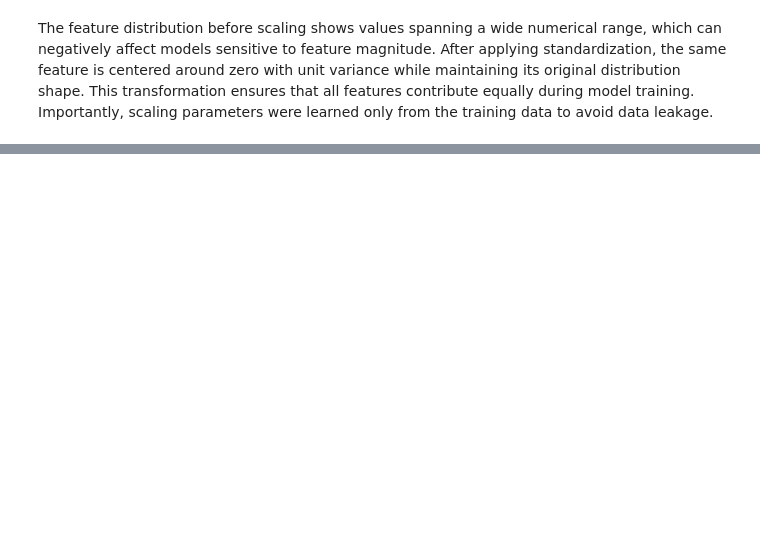
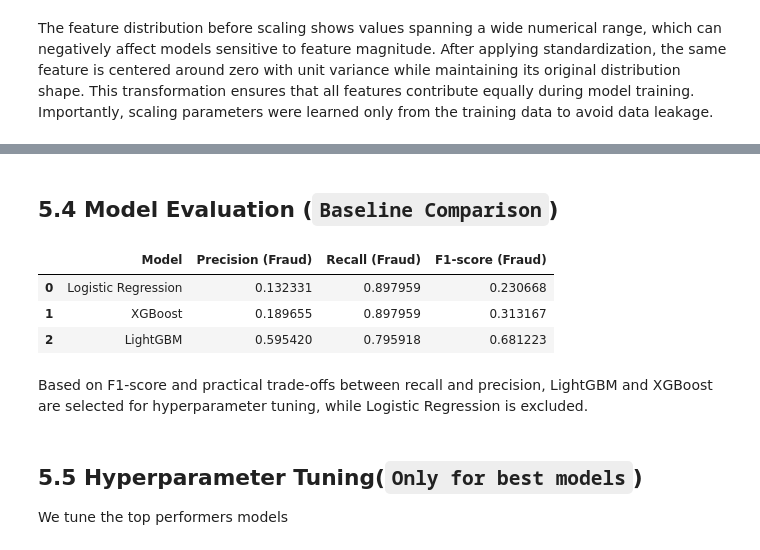
Before and after one commit to Alice-Mathenge/Credit-Card-Fraud-Detection-Analysis, a Jupyter notebook: Notebooks/Index.ipynb, the cells around one changed output, grey strips where cells are left out. Drawn from its saved outputs; the diff is of its cells as text; code cells hidden in the pictures; blank space fills up the shorter version.

Commit message:
Add Model Training and Evaluation

```diff
--- a/Notebooks/Index.ipynb
+++ b/Notebooks/Index.ipynb
@@ -541,0 +625,14 @@ The feature distribution before scaling shows values spanning a wide numerical r
+# %%
+xgb = XGBClassifier(
+    n_estimators=100,
+    max_depth=3,
+    learning_rate=0.1,
+    eval_metric='logloss',
+    random_state=42
+)
+
+xgb.fit(X_train_scaled, y_train_res)
+y_pred_xgb = xgb.predict(X_test_scaled)
+
+print("XGBoost")
+print(classification_report(y_test, y_pred_xgb, target_names=['Normal', 'Fraud']))
@@ -541,0 +666,12 @@ The feature distribution before scaling shows values spanning a wide numerical r
+# %%
+lgbm = lgb.LGBMClassifier(
+    n_estimators=100,
+    class_weight='balanced',
+    random_state=42
+)
+
+lgbm.fit(X_train_scaled, y_train_res)
+y_pred_lgb = lgbm.predict(X_test_scaled)
+
+print("LightGBM")
+print(classification_report(y_test, y_pred_lgb, target_names=['Normal', 'Fraud']))
@@ -541,0 +709,32 @@ The feature distribution before scaling shows values spanning a wide numerical r
+# %% [markdown]
+## 5.4 Model Evaluation (`Baseline Comparison`)
+# %%
+models_baseline = {
+    "Logistic Regression": y_pred_lr,
+    "XGBoost": y_pred_xgb,
+    "LightGBM": y_pred_lgb
+}
+
+rows = []
+
+for name, preds in models_baseline.items():
+    rows.append({
+        "Model": name,
+        "Precision (Fraud)": precision_score(y_test, preds),
+        "Recall (Fraud)": recall_score(y_test, preds),
+        "F1-score (Fraud)": f1_score(y_test, preds)
+    })
+
+baseline_results = pd.DataFrame(rows)
+baseline_results
+# %% [output]
+|  | Model | Precision (Fraud) | Recall (Fraud) | F1-score (Fraud) |
+| 0 | Logistic Regression | 0.132331 | 0.897959 | 0.230668 |
+| 1 | XGBoost | 0.189655 | 0.897959 | 0.313167 |
+| 2 | LightGBM | 0.595420 | 0.795918 | 0.681223 |
+# %% [markdown]
+Based on F1-score and practical trade-offs between recall and precision, LightGBM and XGBoost are selected for hyperparameter tuning, while Logistic Regression is excluded.
+# %% [markdown]
+## 5.5 Hyperparameter Tuning(`Only for best models`)
+
+We tune the top performers models
```
Also changed, not shown: parts of 23 cells of this notebook.
